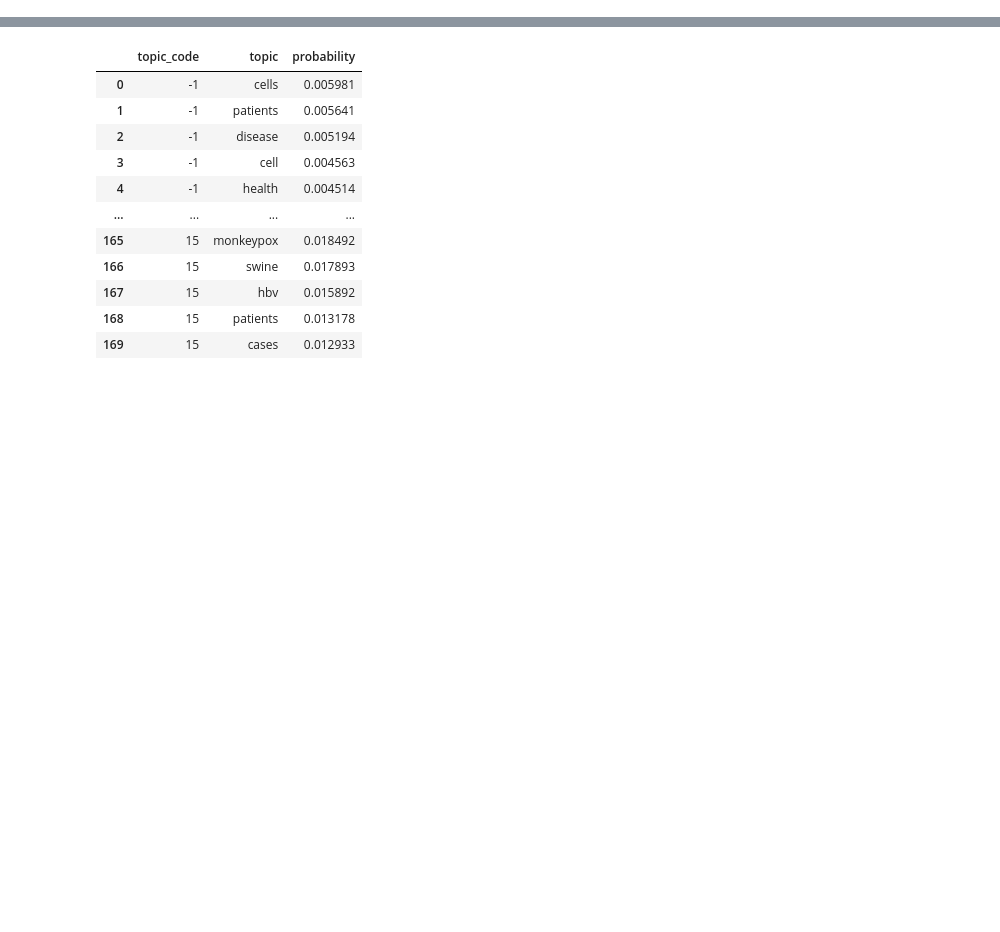
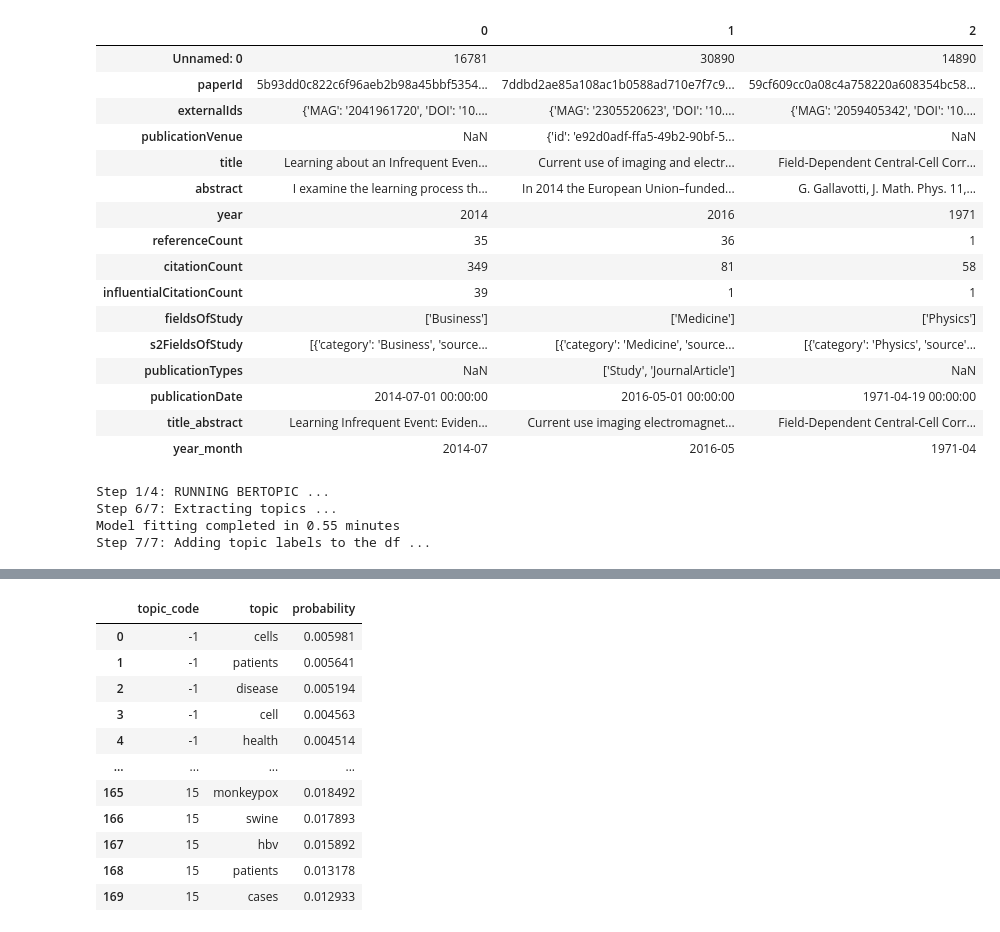
Before and after one commit to KutlualpTazefidan/convergence_oracle, a Jupyter notebook: CodeBase/0_2_0_bergtopic_analysis_and_sql.ipynb, the cells around one changed output, grey strips where cells are left out. Drawn from its saved outputs; the diff is of its cells as text; code cells hidden in the pictures; blank space fills up the shorter version.

```diff
--- a/CodeBase/0_2_0_bergtopic_analysis_and_sql.ipynb
+++ b/CodeBase/0_2_0_bergtopic_analysis_and_sql.ipynb
@@ -31,0 +214,30 @@ Step 3/4: CREATING TOPIC PROBA ...
+# %%
+df_1896_2023.head(3).T
+# %% [output]
+|  | 0 | 1 | 2 |
+| Unnamed: 0 | 16781 | 30890 | 14890 |
+| paperId | 5b93dd0c822c6f96aeb2b98a45bbf5354... | 7ddbd2ae85a108ac1b0588ad710e7f7c9... | 59cf609cc0a08c4a758220a608354bc58... |
+| externalIds | {'MAG': '2041961720', 'DOI': '10.... | {'MAG': '2305520623', 'DOI': '10.... | {'MAG': '2059405342', 'DOI': '10.... |
+| publicationVenue | NaN | {'id': 'e92d0adf-ffa5-49b2-90bf-5... | NaN |
+| title | Learning about an Infrequent Even... | Current use of imaging and electr... | Field-Dependent Central-Cell Corr... |
+| abstract | I examine the learning process th... | In 2014 the European Union–funded... | G. Gallavotti, J. Math. Phys. 11,... |
+| year | 2014 | 2016 | 1971 |
+| referenceCount | 35 | 36 | 1 |
+| citationCount | 349 | 81 | 58 |
+| influentialCitationCount | 39 | 1 | 1 |
+| fieldsOfStudy | ['Business'] | ['Medicine'] | ['Physics'] |
+| s2FieldsOfStudy | [{'category': 'Business', 'source... | [{'category': 'Medicine', 'source... | [{'category': 'Physics', 'source'... |
+| publicationTypes | NaN | ['Study', 'JournalArticle'] | NaN |
+| publicationDate | 2014-07-01 00:00:00 | 2016-05-01 00:00:00 | 1971-04-19 00:00:00 |
+| title_abstract | Learning Infrequent Event: Eviden... | Current use imaging electromagnet... | Field-Dependent Central-Cell Corr... |
+| year_month | 2014-07 | 2016-05 | 1971-04 |
+# %%
+
+#### =============================    VARIABLES
+print("Step 1/4: RUNNING BERTOPIC ...")
+topified_df,model,topics = cfc.extract_topics_with_bertopic(df_2005_2023, min_topic_size, fine_tune_label, ngram)
+# %% [output]
+Step 1/4: RUNNING BERTOPIC ...
+Step 6/7: Extracting topics ...
+Model fitting completed in 0.55 minutes
+Step 7/7: Adding topic labels to the df ...
```
Also changed, not shown: parts of 21 cells of this notebook, 4 other files.
